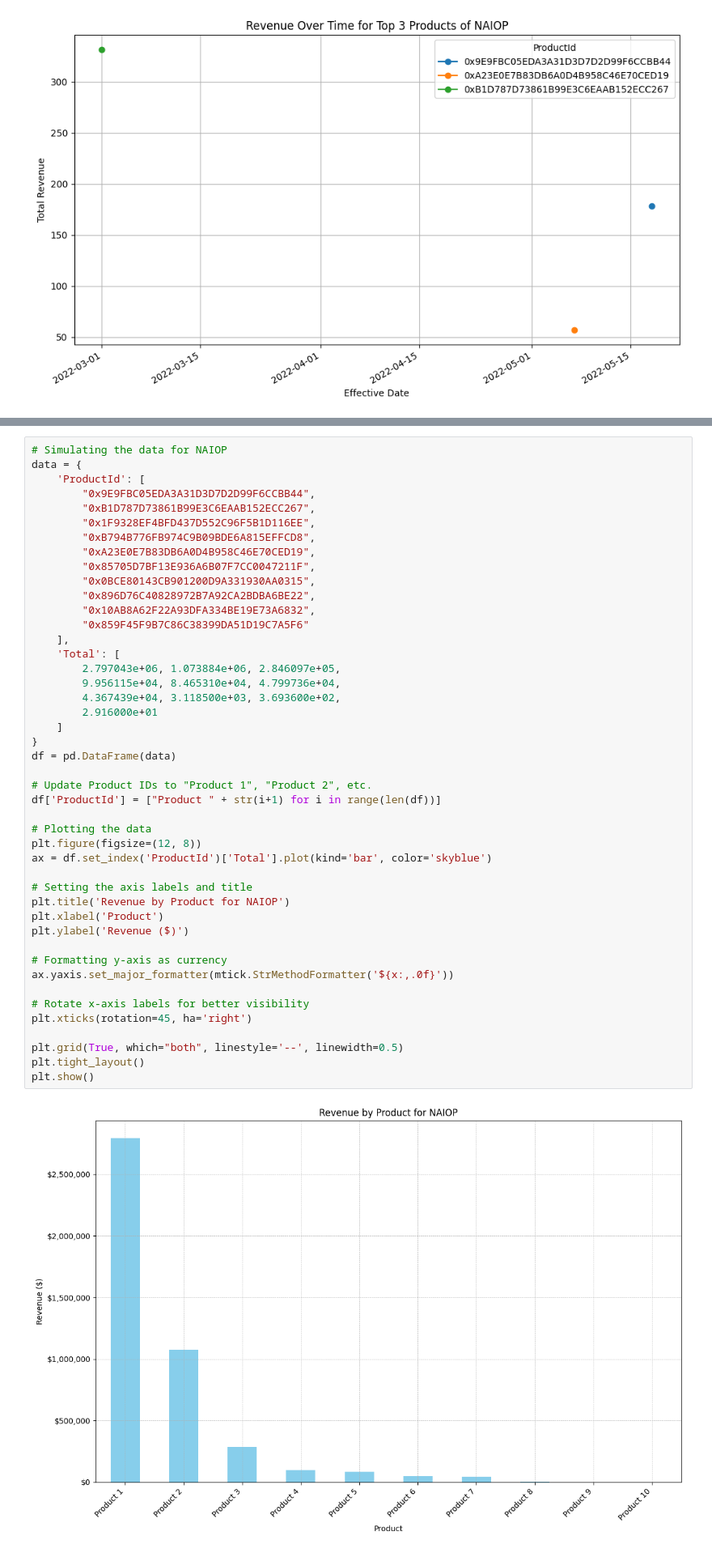
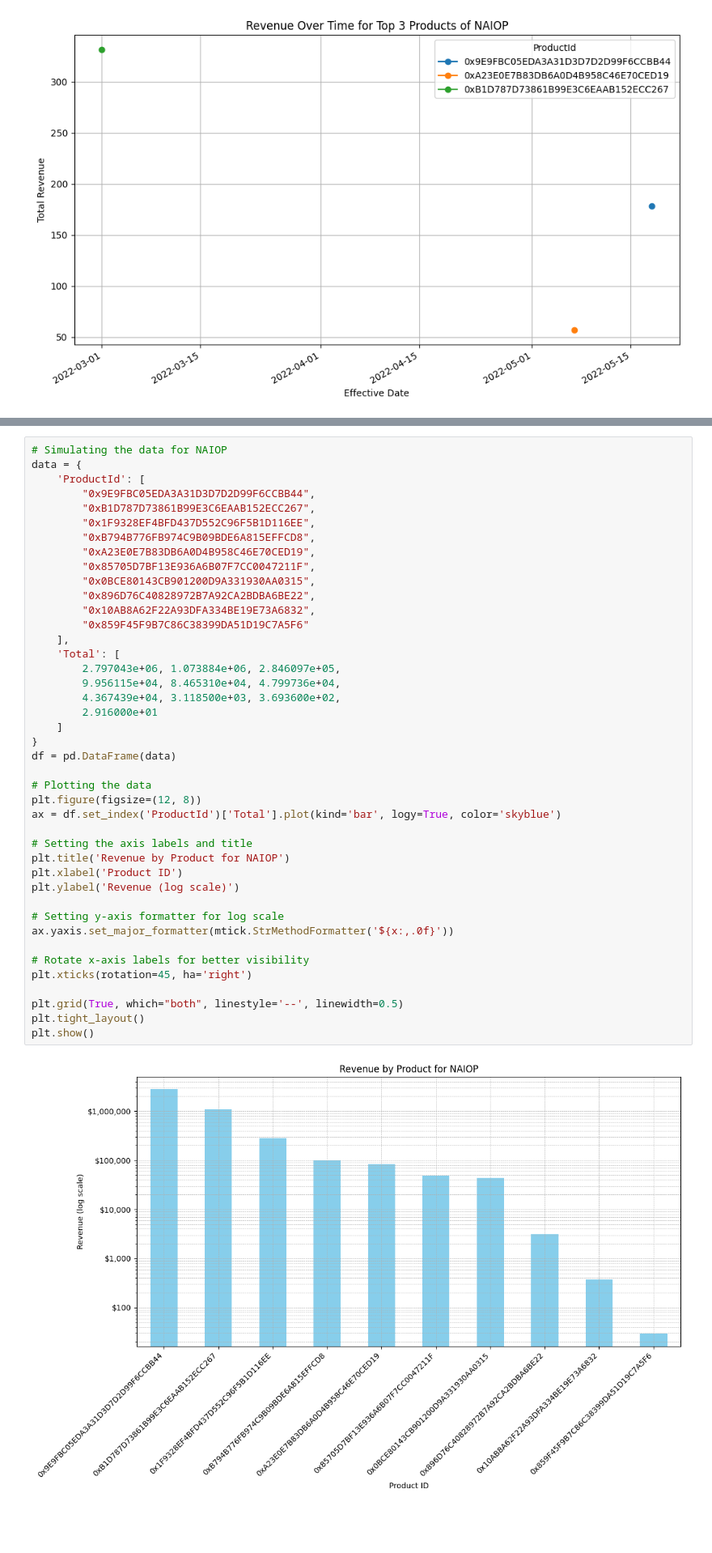
Before and after one commit to aKssup/data-consulting, a Jupyter notebook: mem_data_analysis.ipynb, the cells around one changed output, grey strips where cells are left out. Shown at 81% size. Saved outputs shown, nothing was run; the diff lists cells and outputs as text; blank space fills up the shorter version.

```diff
--- a/mem_data_analysis.ipynb
+++ b/mem_data_analysis.ipynb
@@ -806,39 +739,36 @@ data = {
         "0x85705D7BF13E936A6B07F7CC0047211F",
         "0x0BCE80143CB901200D9A331930AA0315",
         "0x896D76C40828972B7A92CA2BDBA6BE22",
         "0x10AB8A62F22A93DFA334BE19E73A6832",
         "0x859F45F9B7C86C38399DA51D19C7A5F6"
     ],
     'Total': [
         2.797043e+06, 1.073884e+06, 2.846097e+05,
         9.956115e+04, 8.465310e+04, 4.799736e+04,
         4.367439e+04, 3.118500e+03, 3.693600e+02,
         2.916000e+01
     ]
 }
 df = pd.DataFrame(data)
 
-# Update Product IDs to "Product 1", "Product 2", etc.
-df['ProductId'] = ["Product " + str(i+1) for i in range(len(df))]
-
 # Plotting the data
 plt.figure(figsize=(12, 8))
-ax = df.set_index('ProductId')['Total'].plot(kind='bar', color='skyblue')
+ax = df.set_index('ProductId')['Total'].plot(kind='bar', logy=True, color='skyblue')
 
 # Setting the axis labels and title
 plt.title('Revenue by Product for NAIOP')
-plt.xlabel('Product')
-plt.ylabel('Revenue ($)')
+plt.xlabel('Product ID')
+plt.ylabel('Revenue (log scale)')
 
-# Formatting y-axis as currency
+# Setting y-axis formatter for log scale
 ax.yaxis.set_major_formatter(mtick.StrMethodFormatter('${x:,.0f}'))
 
 # Rotate x-axis labels for better visibility
 plt.xticks(rotation=45, ha='right')
 
 plt.grid(True, which="both", linestyle='--', linewidth=0.5)
 plt.tight_layout()
 plt.show()
 # %% [output]
-[figure, old version]
+[figure, new version]
 # %%
```
Also changed, not shown: parts of 28 cells of this notebook, 1 other file.
